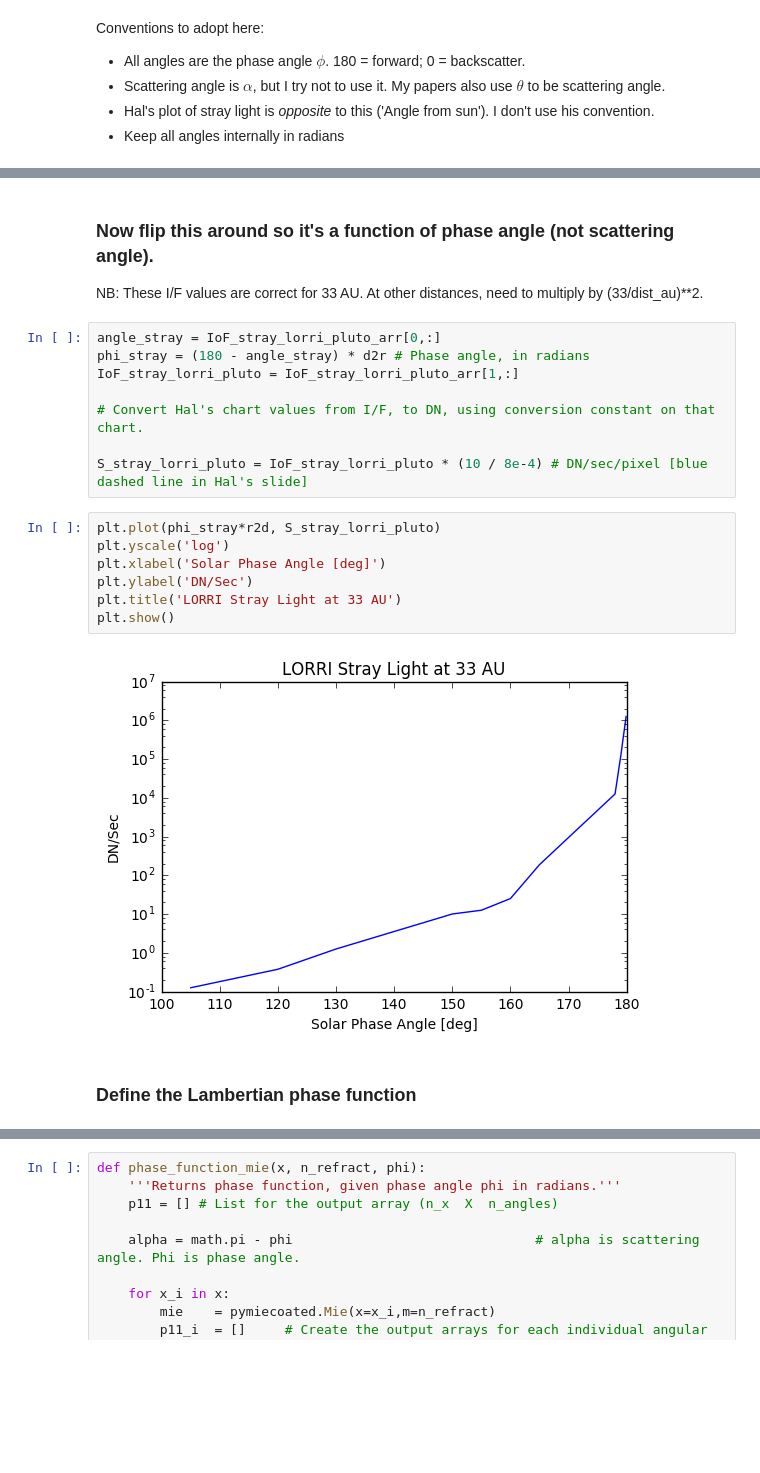
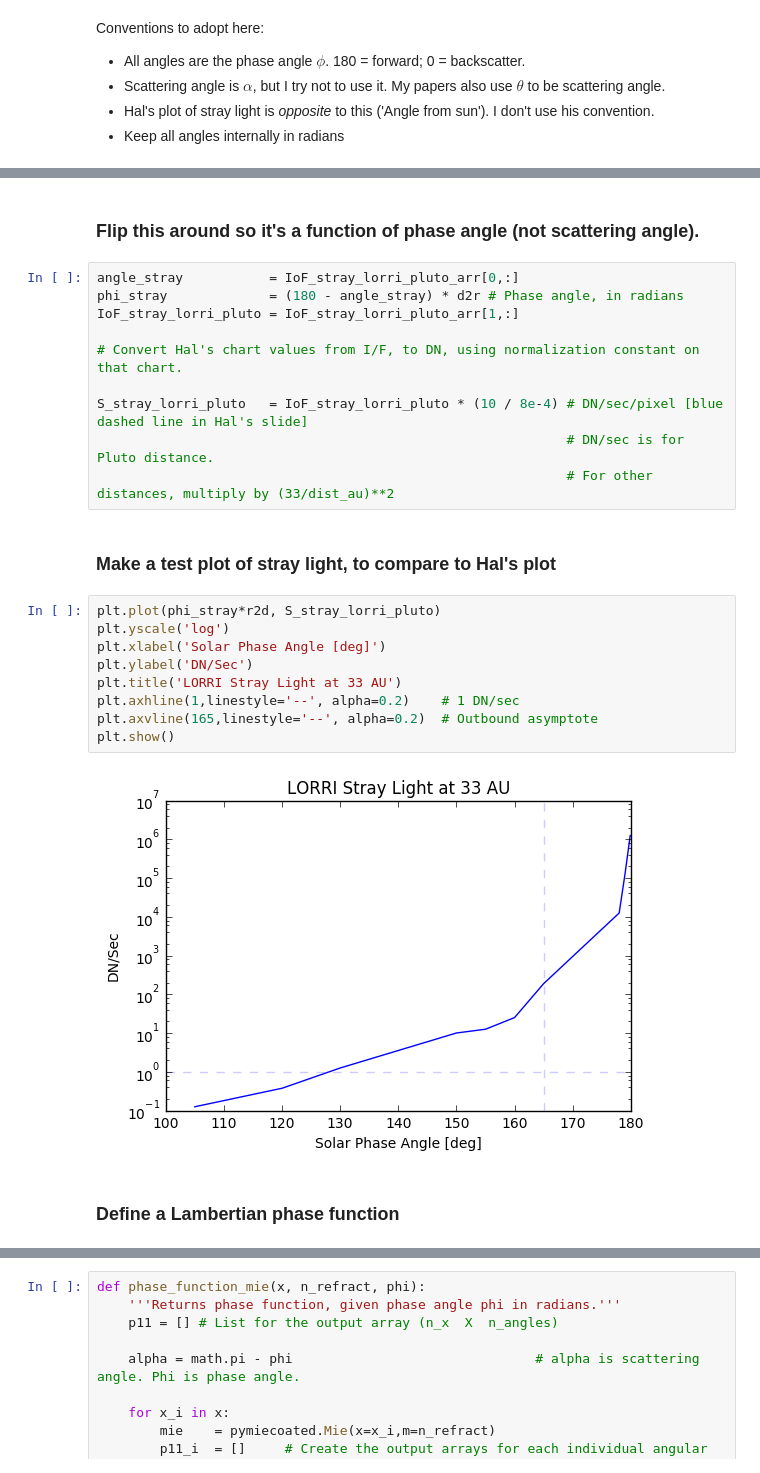
Before and after one commit to henrythroop/NH_Jring, a Jupyter notebook: KEM KBO Planning.ipynb, the cells around one changed output, grey strips where cells are left out. Drawn from its saved outputs; the diff is of its cells as text; blank space fills up the shorter version.

```diff
--- a/KEM KBO Planning.ipynb
+++ b/KEM KBO Planning.ipynb
@@ -97,23 +104,28 @@ IoF_stray_lorri_pluto_arr = np.transpose(np.array([
 # %% [markdown]
-### Now flip this around so it's a function of phase angle (not scattering angle).
-NB: These I/F values are correct for 33 AU. At other distances, need to multiply by (33/dist_au)**2.
+### Flip this around so it's a function of phase angle (not scattering angle).
 # %%
-angle_stray = IoF_stray_lorri_pluto_arr[0,:]
-phi_stray = (180 - angle_stray) * d2r # Phase angle, in radians
+angle_stray           = IoF_stray_lorri_pluto_arr[0,:]
+phi_stray             = (180 - angle_stray) * d2r # Phase angle, in radians
 IoF_stray_lorri_pluto = IoF_stray_lorri_pluto_arr[1,:]
 
-# Convert Hal's chart values from I/F, to DN, using conversion constant on that chart.
+# Convert Hal's chart values from I/F, to DN, using normalization constant on that chart.
 
-S_stray_lorri_pluto = IoF_stray_lorri_pluto * (10 / 8e-4) # DN/sec/pixel [blue dashed line in Hal's slide]
+S_stray_lorri_pluto   = IoF_stray_lorri_pluto * (10 / 8e-4) # DN/sec/pixel [blue dashed line in Hal's slide]
+                                                            # DN/sec is for Pluto distance.
+                                                            # For other distances, multiply by (33/dist_au)**2
+# %% [markdown]
+### Make a test plot of stray light, to compare to Hal's plot
 # %%
 plt.plot(phi_stray*r2d, S_stray_lorri_pluto)
 plt.yscale('log')
 plt.xlabel('Solar Phase Angle [deg]')
 plt.ylabel('DN/Sec')
 plt.title('LORRI Stray Light at 33 AU')
+plt.axhline(1,linestyle='--', alpha=0.2)    # 1 DN/sec
+plt.axvline(165,linestyle='--', alpha=0.2)  # Outbound asymptote
 plt.show()
 # %% [output]
-[figure, old version]
+[figure, new version]
 # %% [markdown]
-### Define the Lambertian phase function
+### Define a Lambertian phase function
 # %%
```
Also changed, not shown: parts of 42 cells of this notebook.
